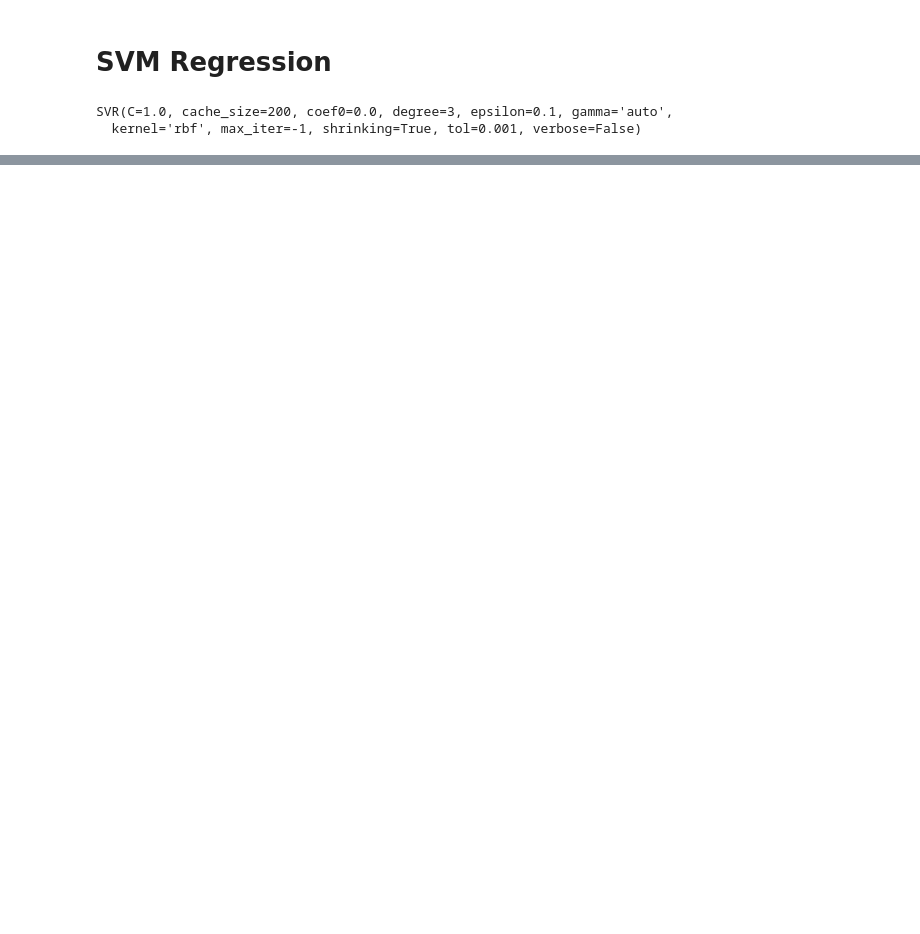
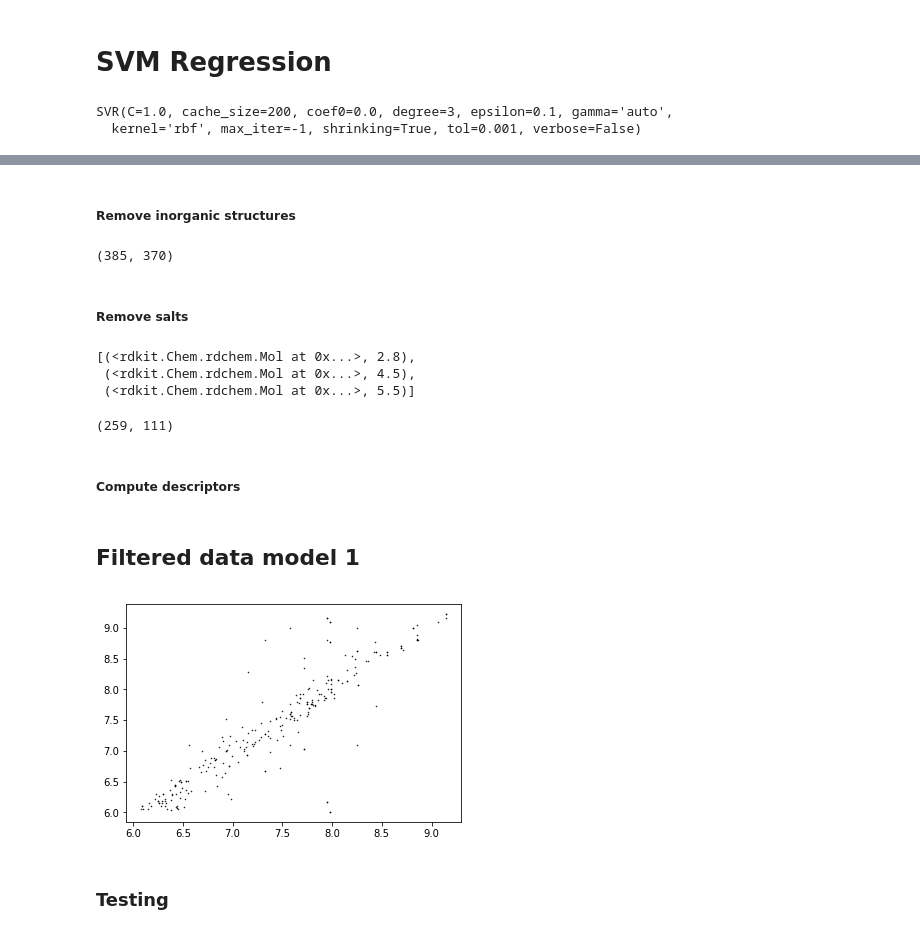
Before and after one commit to AspirinCode/cdd2018, a Jupyter notebook: mariana/projekt/Predikce aktivity.ipynb, the cells around one changed output, grey strips where cells are left out. Drawn from its saved outputs; the diff is of its cells as text; code cells hidden in the pictures; blank space fills up the shorter version.

```diff
--- a/mariana/projekt/Predikce aktivity.ipynb
+++ b/mariana/projekt/Predikce aktivity.ipynb
@@ -154,0 +155,12 @@ plot(zip(svm_preds1,pvals))
+# %% [markdown]
+##### Remove inorganic structures
+# %%
+hasCarbonPatt = Chem.MolFromSmarts("[#6]")
+onlyOrganicPatt = Chem.MolFromSmarts("[!#6;!#7;!#8;!#16;!F;!Cl;!Br;!I]")
+mols_org = [[i for i in record] for record in active if \
+                    (record[0].HasSubstructMatch(hasCarbonPatt) and not record[0].HasSubstructMatch(onlyOrganicPatt))]
+len(active), len(mols_org)
+# %% [output]
+(385, 370)
+# %% [markdown]
+##### Remove salts
@@ -154,0 +169,39 @@ plot(zip(svm_preds1,pvals))
+# %%
+remover = SaltRemover()
+mols_org_desalt = [remover(record[0]) for record in mols_org]
+
+concentrations = [record[1] for record in mols_org]
+mols_org_desalt = list(zip(mols_org_desalt, concentrations))
+
+mols_org_desalt[:3]
+# %% [output]
+[(<rdkit.Chem.rdchem.Mol at 0x...>, 2.8),
+ (<rdkit.Chem.rdchem.Mol at 0x...>, 4.5),
+ (<rdkit.Chem.rdchem.Mol at 0x...>, 5.5)]
+# %%
+split = int(len(mols_org_desalt)*0.7)
+shuffle(mols_org_desalt)
+train_f = mols_org_desalt[0:split]
+test_f = mols_org_desalt[split:]
+len(train), len(test)
+# %% [output]
+(259, 111)
+# %% [markdown]
+##### Compute descriptors
+# %%
+morgan_fps_ftrain = [AllChem.GetMorganFingerprintAsBitVect(m[0], 2, nBits=512) for m in train_f]
+morgan_fps_ftest = [AllChem.GetMorganFingerprintAsBitVect(m[0], 2, nBits=512) for m in test_f]
+pvals_ftrain = [s(m[1]) for m in train_f]
+pvals_ftest = [s(m[1]) for m in test_f]
+# %% [markdown]
+## Filtered data model 1
+# %%
+f1 = ensemble.RandomForestRegressor()
+f1.fit(morgan_fps_ftrain, pvals_ftrain)
+preds_f1 = f1.predict(morgan_fps_ftrain)
+# %%
+plot(zip(preds_f1,pvals_ftrain))
+# %% [output]
+[figure, added]
+# %% [markdown]
+### Testing
```
Also changed, not shown: parts of 24 cells of this notebook, 4 other files.
